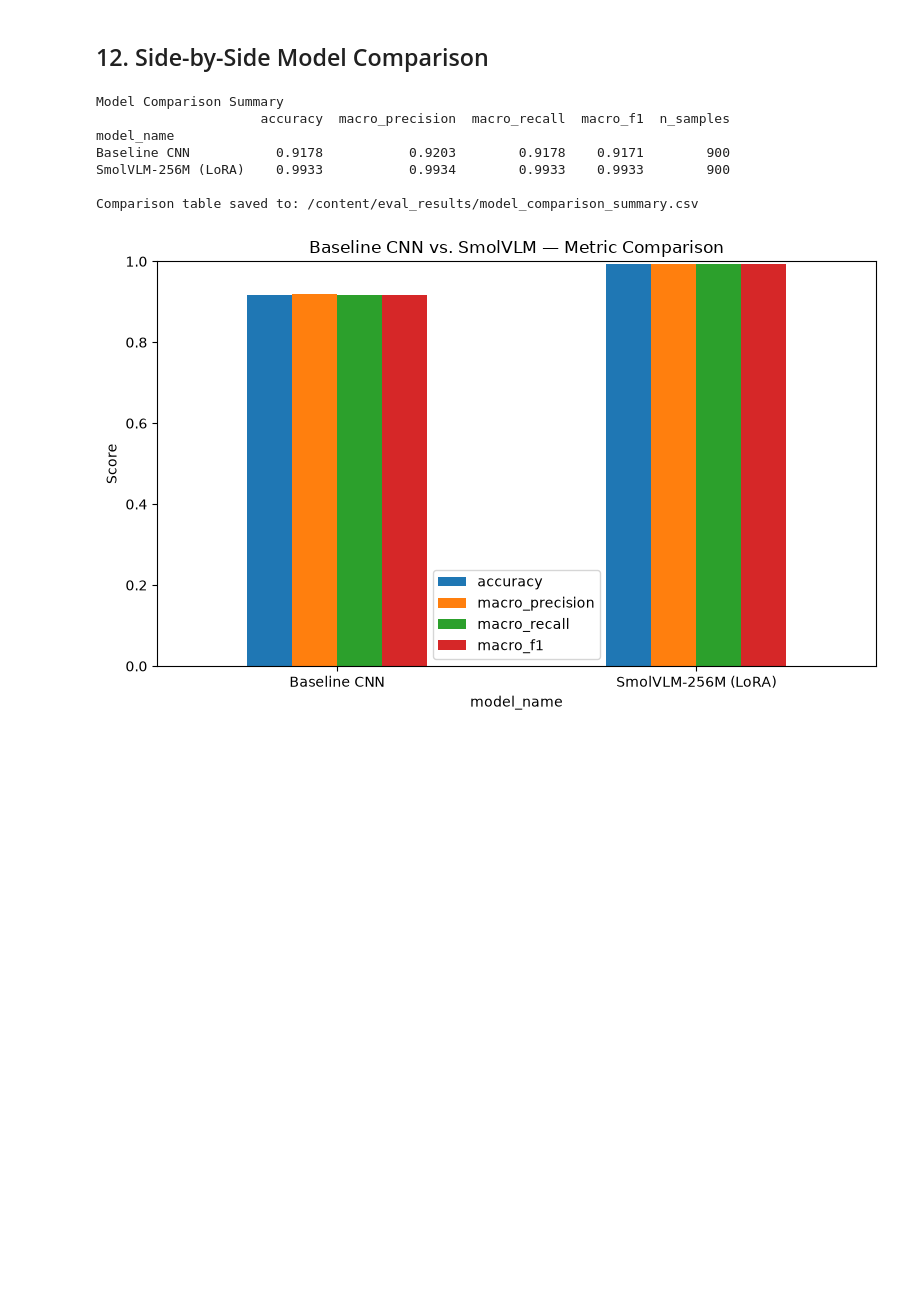
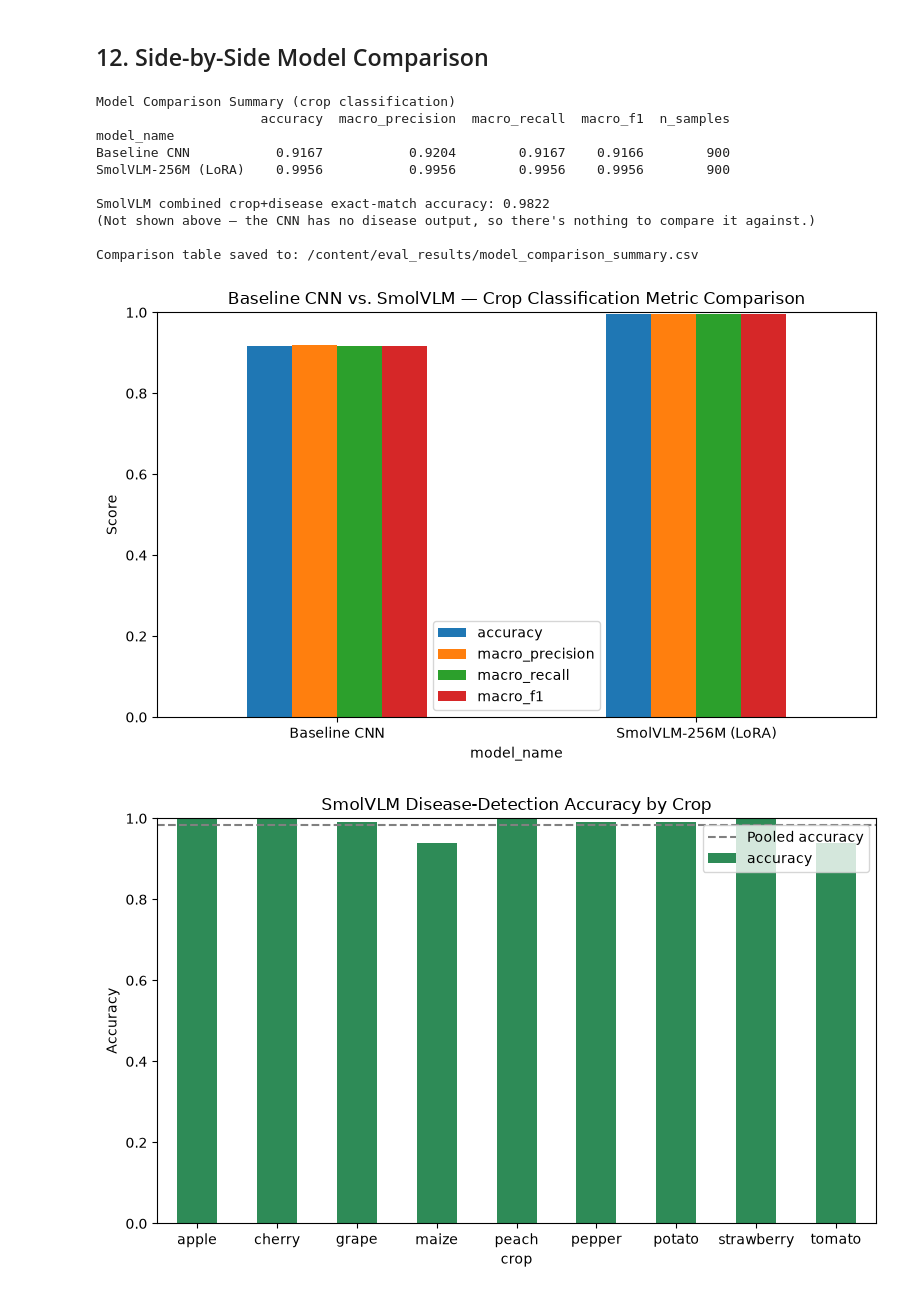
Before and after one commit to sushant0107/nepal-crop-disease-diagnosis, a Jupyter notebook: results/crop_disease_model_evaluations.ipynb, the cells around one changed output. Cells and saved outputs as stored; diff of their text form; code cells hidden in the pictures; blank space fills up the shorter version.

Commit message:
Add model new evaluation notebook

```diff
--- a/results/crop_disease_model_evaluations.ipynb
+++ b/results/crop_disease_model_evaluations.ipynb
@@ -714,8 +1090,15 @@ def cnn_predict(filepath):
     return MODEL_CLASSES[pred_idx]
 
 
-cnn_results = evaluate_model("Baseline CNN", cnn_predict, test_samples, EVAL_CLASSES, progress_every=100)
-cnn_metrics = compute_and_report_metrics(cnn_results, EVAL_CLASSES, save_prefix="cnn")
+# CNN has no disease-detection capability (Section 6/13), so it's evaluated on
+# crop alone — drop the disease element of each (filepath, crop, disease) triple.
+cnn_samples = [(filepath, crop) for filepath, crop, _disease in test_samples]
+
+cnn_results = evaluate_model("Baseline CNN", cnn_predict, cnn_samples, EVAL_CLASSES, progress_every=100)
+cnn_metrics = compute_and_report_metrics(
+    cnn_results["y_true"], cnn_results["y_pred"], EVAL_CLASSES,
+    model_name="Baseline CNN", save_prefix="cnn",
+)
 cnn_misclassified_df = log_misclassifications(cnn_results, max_rows=30)
 # %% [output]
 Starting evaluation: Baseline CNN (900 images)
@@ -810,32 +1341,54 @@ Full misclassification log saved to: /content/eval_results/smolvlm-256m_(lora)_m
 # %%
 comparison_df = pd.DataFrame([cnn_metrics, vlm_metrics]).set_index("model_name")
 comparison_df = comparison_df[["accuracy", "macro_precision", "macro_recall", "macro_f1", "n_samples"]]
 
-print("Model Comparison Summary")
+print("Model Comparison Summary (crop classification)")
 print(comparison_df.round(4).to_string())
+print(f"\nSmolVLM combined crop+disease exact-match accuracy: {vlm_combined_exact_match_accuracy:.4f}")
+print("(Not shown above — the CNN has no disease output, so there's nothing to compare it against.)")
 
 comparison_path = RESULTS_DIR / "model_comparison_summary.csv"
 comparison_df.to_csv(comparison_path)
 print(f"\nComparison table saved to: {comparison_path}")
 
 ax = comparison_df[["accuracy", "macro_precision", "macro_recall", "macro_f1"]].plot(
     kind="bar", figsize=(8, 5), rot=0
 )
-ax.set_title("Baseline CNN vs. SmolVLM — Metric Comparison")
+ax.set_title("Baseline CNN vs. SmolVLM — Crop Classification Metric Comparison")
 ax.set_ylabel("Score")
 ax.set_ylim(0, 1)
 plt.tight_layout()
 plt.savefig(RESULTS_DIR / "model_comparison_chart.png", dpi=150)
 plt.show()
+
+# SmolVLM-only: disease accuracy by crop, so the report can show at a glance
+# where disease detection is strong vs. weak, rather than just one pooled number.
+per_crop_only = vlm_disease_summary_df[vlm_disease_summary_df["crop"] != "ALL (pooled)"]
+ax2 = per_crop_only.set_index("crop")["accuracy"].plot(kind="bar", figsize=(8, 5), rot=0, color="seagreen")
+ax2.axhline(
+    vlm_disease_summary_df.loc[vlm_disease_summary_df["crop"] == "ALL (pooled)", "accuracy"].iloc[0],
+    color="gray", linestyle="--", label="Pooled accuracy",
+)
+ax2.set_title("SmolVLM Disease-Detection Accuracy by Crop")
+ax2.set_ylabel("Accuracy")
+ax2.set_ylim(0, 1)
+ax2.legend()
+plt.tight_layout()
+plt.savefig(RESULTS_DIR / "vlm_disease_accuracy_by_crop_chart.png", dpi=150)
+plt.show()
 # %% [output]
-Model Comparison Summary
+Model Comparison Summary (crop classification)
                      accuracy  macro_precision  macro_recall  macro_f1  n_samples
 model_name
-Baseline CNN           0.9178           0.9203        0.9178    0.9171        900
-SmolVLM-256M (LoRA)    0.9933           0.9934        0.9933    0.9933        900
+Baseline CNN           0.9167           0.9204        0.9167    0.9166        900
+SmolVLM-256M (LoRA)    0.9956           0.9956        0.9956    0.9956        900
+
+SmolVLM combined crop+disease exact-match accuracy: 0.9822
+(Not shown above — the CNN has no disease output, so there's nothing to compare it against.)
 
 Comparison table saved to: /content/eval_results/model_comparison_summary.csv
-[figure, old version]
+[figure, new version]
+[figure, added]
 # %% [markdown]
 ## 13. Notes for the Final Group Report
 
```
Also changed, not shown: parts of 19 cells of this notebook.
